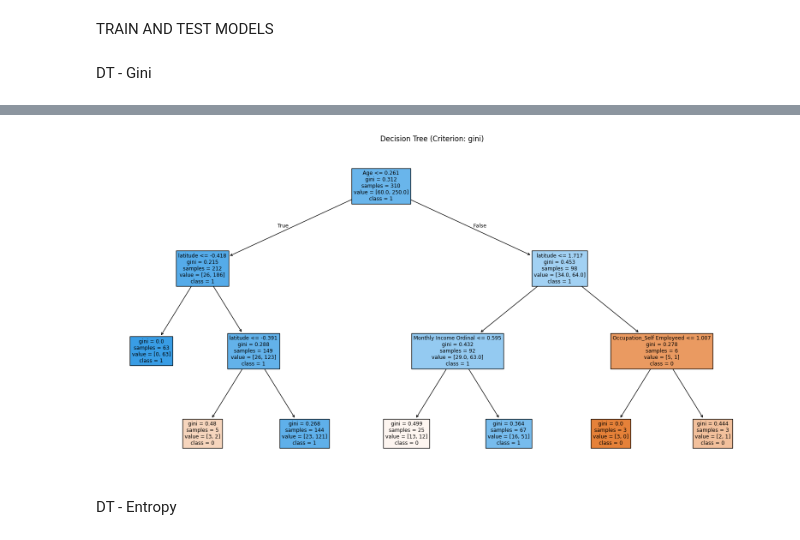
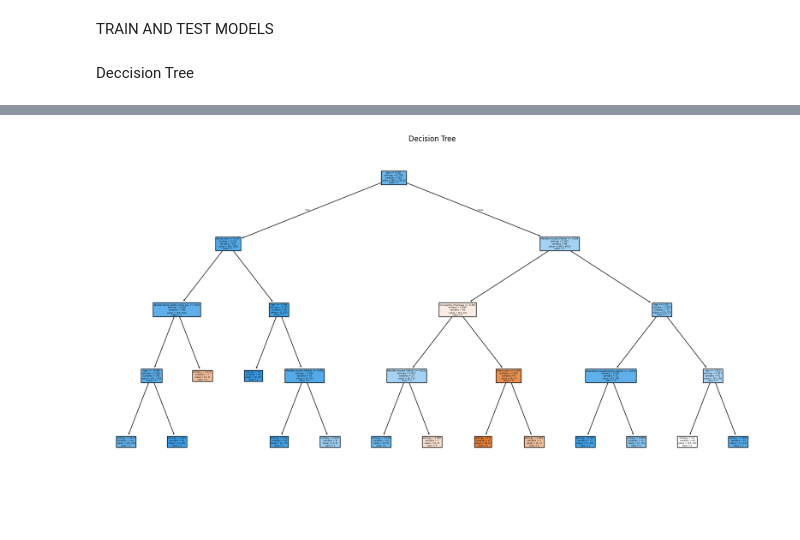
Before and after one commit to danial-baraty/OnlineFoodStoreClassification, a Jupyter notebook: Classification.ipynb, the cells around one changed output, grey strips where cells are left out. Drawn from its saved outputs; the diff is of its cells as text; code cells hidden in the pictures; blank space fills up the shorter version.

Commit message:
first commit using DT, NB, RandomFarest, XGBoost.

```diff
--- a/Classification.ipynb
+++ b/Classification.ipynb
@@ -163,6 +160,10 @@ fig = px.scatter_geo(
 
 # Show the plot
 fig.show()
+# %%
+data = data.drop('Pin code',axis=1)
+data = data.drop('latitude',axis=1)
+data = data.drop('longitude',axis=1)
 # %%
 data['Feedback'] = data['Feedback'].str.strip()
 
@@ -253,74 +256,51 @@ data.head(10)
 # %% [markdown]
 TRAIN AND TEST MODELS
-# %% [markdown]
-DT - Gini
+# %% [markdown]
+Deccision Tree
 # %%
+import matplotlib.pyplot as plt
+from sklearn.tree import DecisionTreeClassifier, plot_tree
+from sklearn.model_selection import train_test_split
+from sklearn.preprocessing import StandardScaler
+from sklearn.metrics import accuracy_score, precision_score, recall_score, f1_score
+
 # Split data into features and labels
 X = data.drop('Feedback', axis=1).values
 y = data['Feedback'].values
 
 # Split into training and testing sets
-X_train_full, X_test, y_train_full, y_test = train_test_split(X, y, test_size=0.2, random_state=42)
+X_train, X_test, y_train, y_test = train_test_split(X, y, test_size=0.2, random_state=42)
 
 # Standardize the data
 scaler = StandardScaler()
-X_train_full_scaled = scaler.fit_transform(X_train_full)
+X_train_scaled = scaler.fit_transform(X_train)
 X_test_scaled = scaler.transform(X_test)
 
-# Set up parameters for grid search
-params = {
-    'max_depth': [2, 3, 4, 5],
-    'min_samples_leaf': [2, 3, 4]
-}
+# Initialize the Decision Tree classifier
+clf = DecisionTreeClassifier(criterion='entropy', max_depth=4, min_samples_leaf=2)  # Set max_depth and min_samples_leaf as desired
 
-# Initialize classifier
-clf = DecisionTreeClassifier()
+# Train the model on the training set
+clf.fit(X_train_scaled, y_train)
 
-# Set up cross-validation scheme
-skf = StratifiedKFold(n_splits=5, shuffle=True, random_state=42)
-
-# Perform grid search
-grid_search = GridSearchCV(clf, params, cv=skf, scoring='accuracy', n_jobs=-1)
-grid_search.fit(X_train_full_scaled, y_train_full)
-
-# Print best parameters and cross-validation score
-print("Best parameters from cross-validation:")
-print(grid_search.best_params_)
-print("\nBest cross-validation score:")
-print(f"{grid_search.best_score_:.4f}")
-
-# Best estimator from grid search
-best_clf = grid_search.best_estimator_
-
-# Cross-validation scores for the best estimator
-fold_accuracies = cross_val_score(best_clf, X_train_full_scaled, y_train_full, cv=skf)
-print("\nCross-validation scores for each fold:")
-for i, score in enumerate(fold_accuracies, 1):
-    print(f"Fold {i}: {score:.4f}")
-print(f"\nMean cross-validation accuracy:\n{fold_accuracies.mean():.4f}")
-
-# Dashed line for separation
-print("-" * 30)
-
-# Predictions on test set
-y_pred = best_clf.predict(X_test_scaled)
+# Predictions on the test set
+y_pred = clf.predict(X_test_scaled)
 
 # Calculate and print test metrics
-print("\nTest Metrics:")
 test_accuracy = accuracy_score(y_test, y_pred)
 test_precision = precision_score(y_test, y_pred, average='macro')
 test_recall = recall_score(y_test, y_pred, average='macro')
 test_f1 = f1_score(y_test, y_pred, average='macro')
 
-print(f"DTree (Gini) Accuracy: {test_accuracy:.4f}")
-print(f"DTree (Gini) Precision: {test_precision:.4f}")
-print(f"DTree (Gini) Recall: {test_recall:.4f}")
-print(f"DTree (Gini) F1-Score: {test_f1:.4f}")
+print(f"Decision Tree Accuracy: {test_accuracy:.4f}")
+print(f"Decision Tree Precision: {test_precision:.4f}")
+print(f"Decision Tree Recall: {test_recall:.4f}")
+print(f"Decision Tree F1-Score: {test_f1:.4f}")
 
 # Plot the decision tree
 plt.figure(figsize=(20, 10))
-plot_tree(best_clf, filled=True, feature_names=data.drop('Feedback', axis=1).columns,
-          class_names=[str(cls) for cls in best_clf.classes_], impurity=True)
-plt.title(f"Decision Tree (Criterion: {best_clf.criterion})")
+plot_tree(clf, filled=True, feature_names=data.drop('Feedback', axis=1).columns,
+          class_names=[str(cls) for cls in clf.classes_],
+          impurity=True)  # impurity=True to show the Entropy criterion
+plt.title("Decision Tree")
 plt.show()
 # %% [output]
@@ -344,3 +311 @@ DTree (Gini) F1-Score: 0.5237
-[figure, old version]
+[figure, new version]
-# %% [markdown]
-DT - Entropy
```
Also changed, not shown: parts of 16 cells of this notebook.
